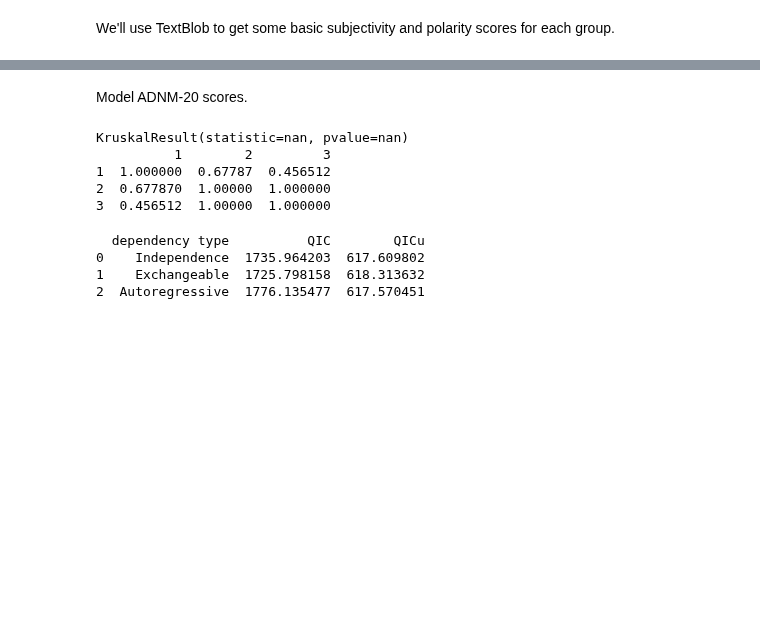
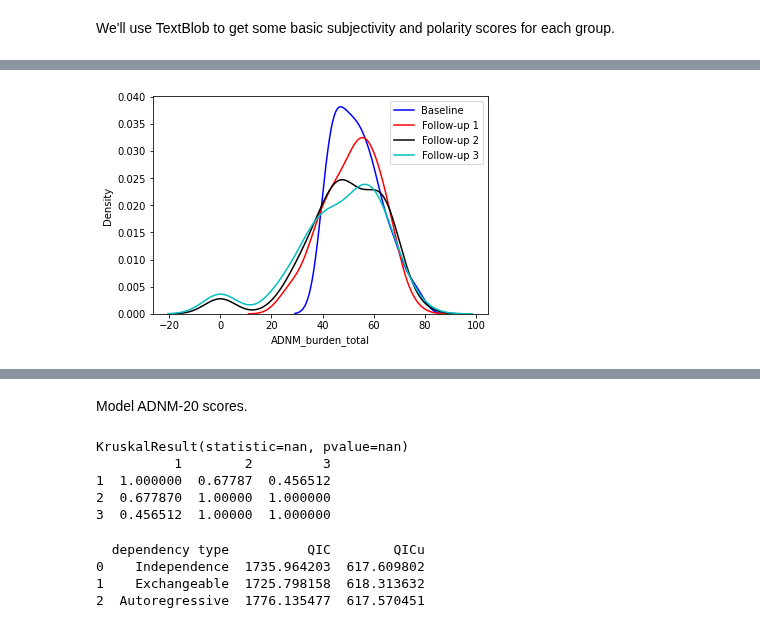
Before and after one commit to lucia-lux/EW_analysis, a Jupyter notebook: ew_anlaysis_1510.ipynb, the cells around one changed output, grey strips where cells are left out. Saved outputs shown, nothing was run; the diff lists cells and outputs as text; code cells hidden in the pictures; blank space fills up the shorter version.

Commit message:
Cleaned up main analysis. added visualization class and shifted functions to utils.

```diff
--- a/ew_anlaysis_1510.ipynb
+++ b/ew_anlaysis_1510.ipynb
@@ -95,8 +226,0 @@ Set all ERQ and RRS values to baseline (because we only consider baseline values
-# %%
-for i, pnum in enumerate(all_dat_df.id.unique()):
-    val_reapp = all_dat_df.loc[(all_dat_df.id==pnum)&(all_dat_df.order==1),'ERQ_reapp'].iloc[0]
-    val_sup = all_dat_df.loc[(all_dat_df.id==pnum)&(all_dat_df.order==1),'ERQ_sup'].iloc[0]
-    val_rrs = all_dat_df.loc[(all_dat_df.id==pnum)&(all_dat_df.order==1),'RRS_total'].iloc[0]
-    all_dat_df.loc[(all_dat_df.id==pnum)&(all_dat_df.order.isin([2,3,4])), 'ERQ_reapp'] = val_reapp
-    all_dat_df.loc[(all_dat_df.id==pnum)&(all_dat_df.order.isin([2,3,4])), 'ERQ_sup'] = val_sup
-    all_dat_df.loc[(all_dat_df.id==pnum)&(all_dat_df.order.isin([2,3,4])), 'RRS_total'] = val_rrs
@@ -127,3 +227,9 @@ covid_tbl = cov_direvents.append(cov_indirevents)
+# %%
+# set ERQ and RRS values to session 1 vals.
+all_dat_df = set_initial_vals(all_dat_df, ['ERQ_reapp','ERQ_sup','RRS_total'])
+# check demographics.
+num_subs = len(all_dat_df.id.unique())
+demographics_sum = demographics_check(all_dat_df, num_subs)
 # %% [markdown]
 We've now got to find participant ages. These are in the screening data file, which does not have participant numbers, only screening ids. We therefore have to match the screening ids to the participant numbers via the randomisation file.
 # %%
@@ -536,8 +309,0 @@ def simulate_to_predict(dat_vals):
-# %%
-# we will scale the questionnaire scores we are going to use later on in the moderator analysis.
-scaler = StandardScaler()
-all_dat_df['ERQ_reapp_scaled'] = scaler.fit_transform(all_dat_df.ERQ_reapp.values.reshape(-1,1))
-all_dat_df['ERQ_sup_scaled'] = scaler.fit_transform(all_dat_df.ERQ_sup.values.reshape(-1,1))
-all_dat_df['RRS_scaled'] = scaler.fit_transform(all_dat_df.RRS_total.values.reshape(-1,1))
-all_dat_df['SOC_scaled'] = scaler.fit_transform(all_dat_df.SOC.values.reshape(-1,1))
-all_dat_df['ADNM_burden_scaled'] = scaler.fit_transform(all_dat_df.ADNM_burden_total.values.reshape(-1,1))
@@ -543,0 +312,5 @@ all_dat_df['ADNM_burden_scaled'] = scaler.fit_transform(all_dat_df.ADNM_burden_t
+# %%
+dt = Data_Explorer('ADNM_burden_total')
+dt.nan_ids(all_dat_df)
+dt.zero_ids(all_dat_df)
+dt.visualize_dist(distribution = 'gamma')
@@ -543,0 +319,6 @@ all_dat_df['ADNM_burden_scaled'] = scaler.fit_transform(all_dat_df.ADNM_burden_t
+# %%
+colors = ['b','r','k','c']
+names = ['Baseline','Follow-up 1', 'Follow-up 2','Follow-up 3']
+dt.draw_kdeplot(all_dat_df,names,colors)
+# %% [output]
+[figure, added]
```
Also changed, not shown: parts of 67 cells of this notebook, 1 other file.
